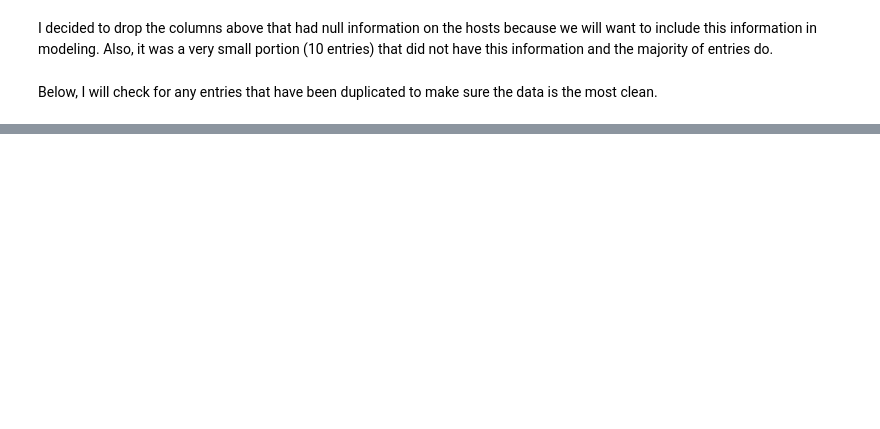
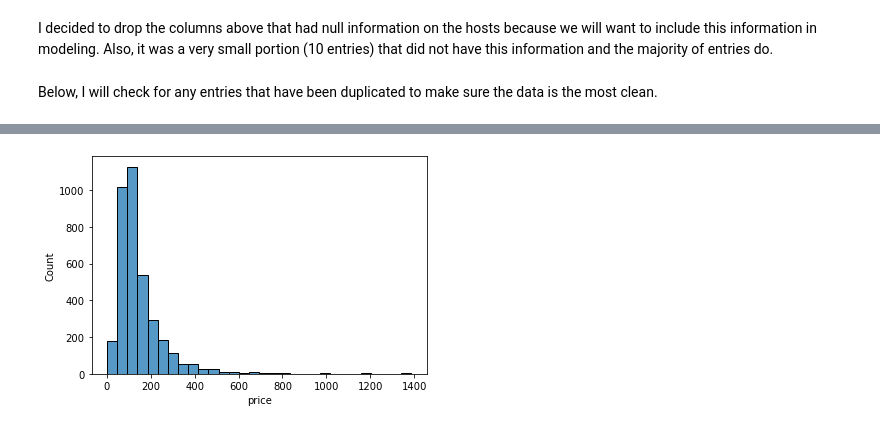
Before and after one commit to rgfriedman/washingon_dc_airbnb_hosting_helper, a Jupyter notebook: code/2_data_cleaning.ipynb, the cells around one changed output, grey strips where cells are left out. Saved outputs shown, nothing was run; the diff lists cells and outputs as text; code cells hidden in the pictures; blank space fills up the shorter version.

```diff
--- a/code/2_data_cleaning.ipynb
+++ b/code/2_data_cleaning.ipynb
@@ -500,0 +838,2 @@ dc_data
+# %%
+full_listings['bedrooms'] = np.where(full_listings['bedrooms']==0, 1, full_listings['bedrooms'])
@@ -500,0 +859,4 @@ dc_data
+# %%
+full_listings['beds'] = full_listings['beds'].fillna(full_listings['accommodates']//2)
+# %%
+full_listings['beds'] = np.where(full_listings['beds']==0, full_listings['accommodates'], full_listings['beds'])
@@ -500,0 +886,2 @@ dc_data
+# %%
+full_listings['price'] = full_listings['price'].str.replace('$','').str.replace(',','').astype(float)
@@ -500,0 +903,4 @@ dc_data
+# %%
+sns.histplot(full_listings['price'], bins=30);
+# %% [output]
+[figure, added]
```
Also changed, not shown: parts of 100 cells of this notebook, 4 other files.
